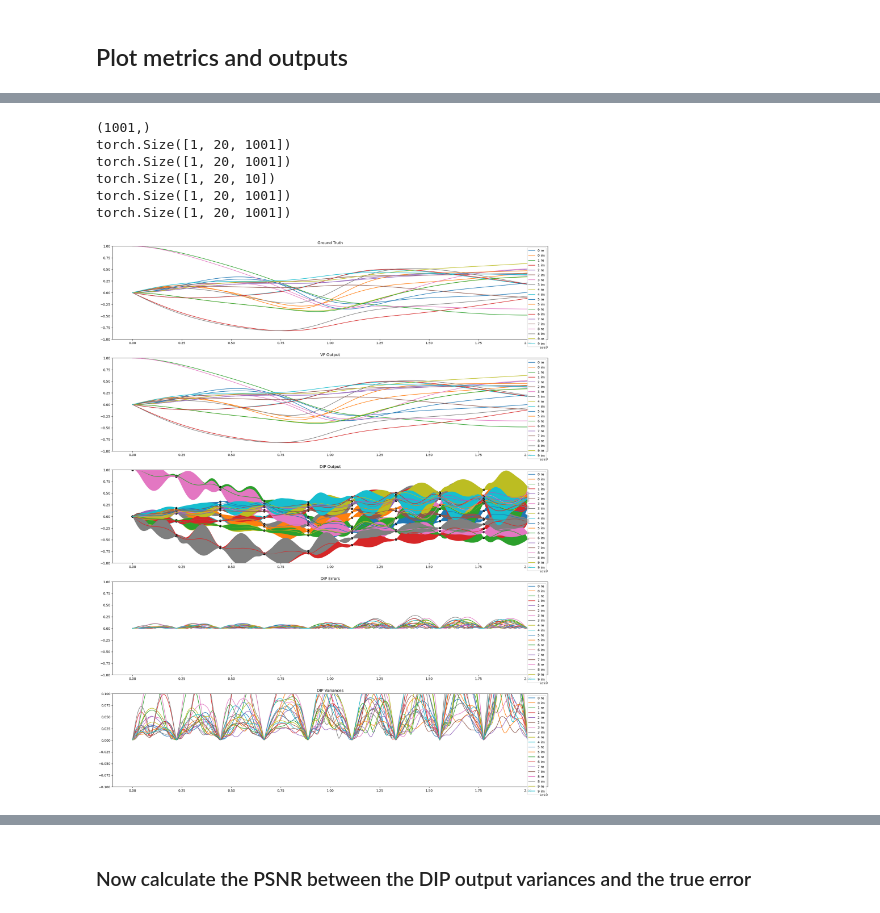
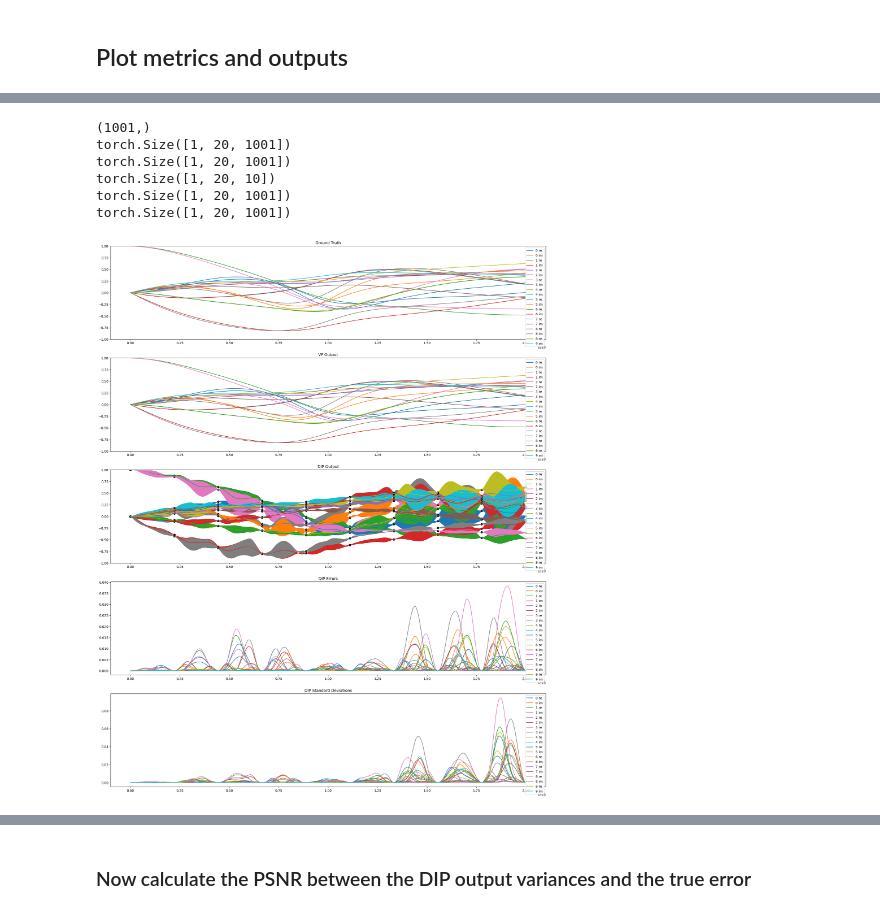
Before and after one commit to VarunGorti/CurveFitting-DIP, a Jupyter notebook: ensemble-LR-decay/RESUNET_V4-ensemble-LR-decay05.ipynb, the cells around one changed output, grey strips where cells are left out. Saved outputs shown, nothing was run; the diff lists cells and outputs as text; code cells hidden in the pictures.

```diff
--- a/ensemble-LR-decay/RESUNET_V4-ensemble-LR-decay05.ipynb
+++ b/ensemble-LR-decay/RESUNET_V4-ensemble-LR-decay05.ipynb
@@ -633,41 +633,39 @@ for i in range(N_SPARAMS):
 
     axes[2].plot(gt_freqs, out[0,2*i].detach().cpu(), label=str(i)+" re")
     axes[2].plot(gt_freqs, out[0,2*i+1].detach().cpu(), label=str(i)+" im")
     axes[2].fill_between(gt_freqs, out[0,2*i].detach().cpu() - 2 * std_out[0,2*i].detach().cpu(), out[0,2*i].detach().cpu() + 2 * std_out[0,2*i].detach().cpu())
     axes[2].fill_between(gt_freqs, out[0,2*i+1].detach().cpu() - 2 * std_out[0,2*i+1].detach().cpu(), out[0,2*i+1].detach().cpu() + 2 * std_out[0,2*i+1].detach().cpu())
 
     axes[2].scatter(gt_freqs[kept_inds], y[0,2*i].cpu(), color='black')
     axes[2].scatter(gt_freqs[kept_inds], y[0,2*i+1].cpu(), color='black')
 axes[2].set_title("DIP Output")
 axes[2].set_ylim(-1,1)
 if N_SPARAMS <= 10:
     axes[2].legend(loc='upper right')
 
 # DIP Errors
 for i in range(N_SPARAMS):
-    axes[3].plot(gt_freqs, torch.abs(dip_errors[0,2*i]).detach().cpu(), label=str(i)+" re")
-    axes[3].plot(gt_freqs, torch.abs(dip_errors[0,2*i+1]).detach().cpu(), label=str(i)+" im")
+    axes[3].plot(gt_freqs, torch.square(dip_errors[0,2*i]).detach().cpu(), label=str(i)+" re")
+    axes[3].plot(gt_freqs, torch.square(dip_errors[0,2*i+1]).detach().cpu(), label=str(i)+" im")
 axes[3].set_title("DIP Errors")
-axes[3].set_ylim(-1,1)
 if N_SPARAMS <= 10:
     axes[3].legend(loc='upper right')
 
 # DIP Variances
 for i in range(N_SPARAMS):
-    axes[4].plot(gt_freqs, std_out[0,2*i].detach().cpu(), label=str(i)+" re")
-    axes[4].plot(gt_freqs, std_out[0,2*i+1].detach().cpu(), label=str(i)+" im")
-axes[4].set_title("DIP Variances")
-axes[4].set_ylim(-0.1,0.1)
+    axes[4].plot(gt_freqs, var_out[0,2*i].detach().cpu(), label=str(i)+" re")
+    axes[4].plot(gt_freqs, var_out[0,2*i+1].detach().cpu(), label=str(i)+" im")
+axes[4].set_title("DIP Standard Deviations")
 if N_SPARAMS <= 10:
     axes[4].legend(loc='upper right')
 # %% [output]
 (1001,)
 torch.Size([1, 20, 1001])
 torch.Size([1, 20, 1001])
 torch.Size([1, 20, 10])
 torch.Size([1, 20, 1001])
 torch.Size([1, 20, 1001])
-[figure, old version]
+[figure, new version]
 # %%
 out_mag = utils.sparams_to_mag(out)
 dip_errors_mag = x_mag - out_mag
```
Also changed, not shown: parts of 8 cells of this notebook, 7 other files.
